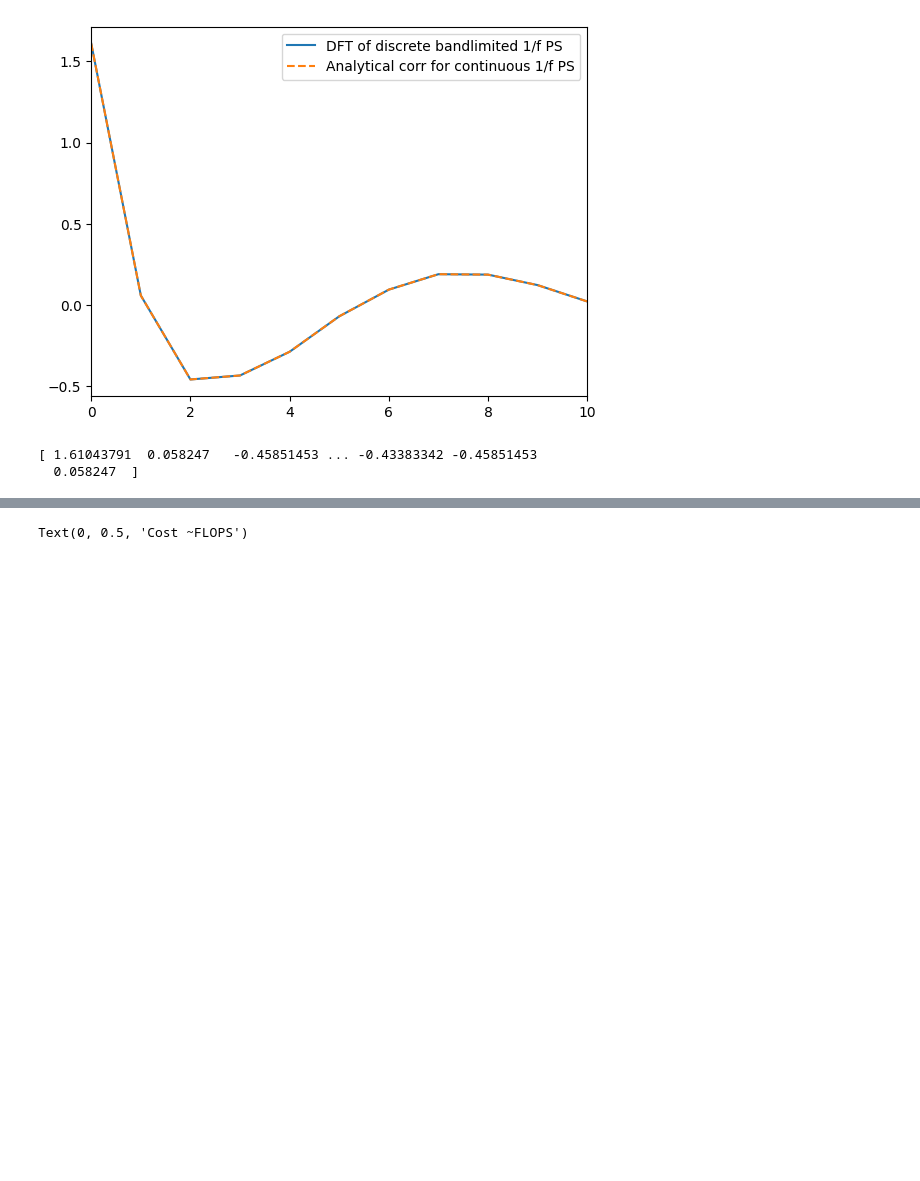
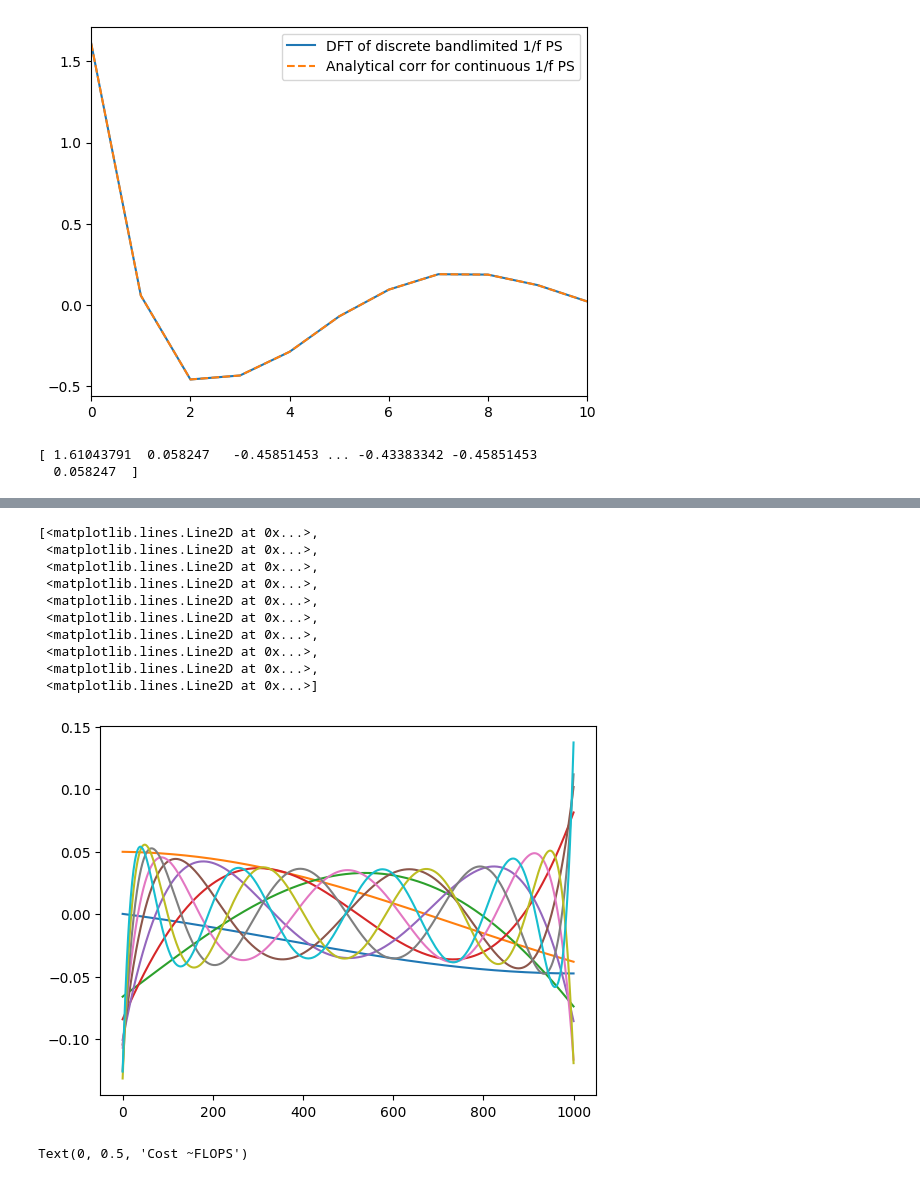
Before and after one commit to mohanagr/braindump, a Jupyter notebook: corr func flicker noise-SVD-data_gen.ipynb, the cells around one changed output, grey strips where cells are left out. Cells and saved outputs as stored; diff of their text form; code cells hidden in the pictures; blank space fills up the shorter version.

```diff
--- a/corr func flicker noise-SVD-data_gen.ipynb
+++ b/corr func flicker noise-SVD-data_gen.ipynb
@@ -162,3 +172,18 @@ array([ 9.31713715e-01,  9.12773981e-01,  8.93794581e-01,  8.74775581e-01,
+# %%
+plt.plot(u[:,:10])
+# plt.xlim(0,100)
+# %% [output]
+[<matplotlib.lines.Line2D at 0x...>,
+ <matplotlib.lines.Line2D at 0x...>,
+ <matplotlib.lines.Line2D at 0x...>,
+ <matplotlib.lines.Line2D at 0x...>,
+ <matplotlib.lines.Line2D at 0x...>,
+ <matplotlib.lines.Line2D at 0x...>,
+ <matplotlib.lines.Line2D at 0x...>,
+ <matplotlib.lines.Line2D at 0x...>,
+ <matplotlib.lines.Line2D at 0x...>,
+ <matplotlib.lines.Line2D at 0x...>]
+[figure, added]
 # %%
 u1,s1,vT1=np.linalg.svd(coeff_arr)
 # %%
```
Also changed, not shown: parts of 29 cells of this notebook, 3 other files.
